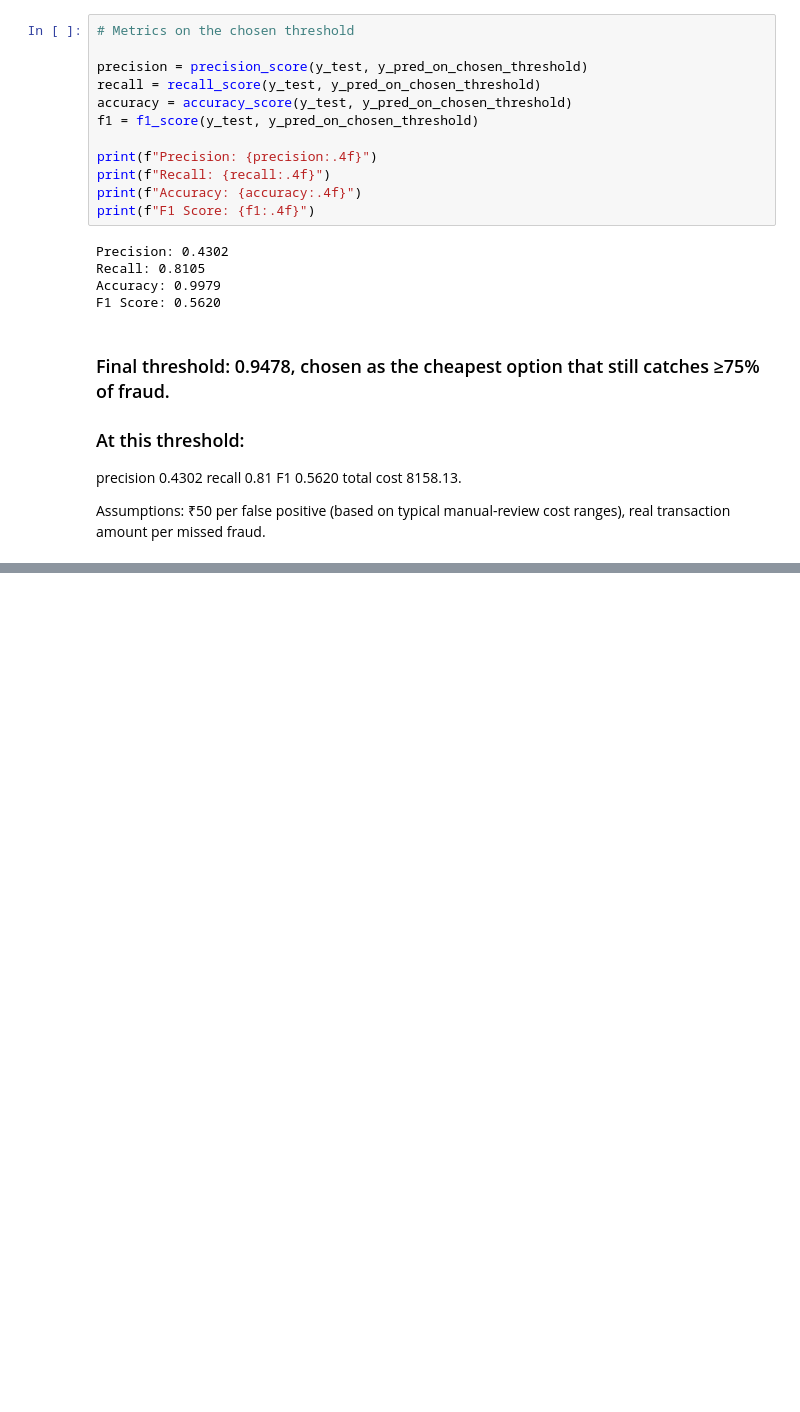
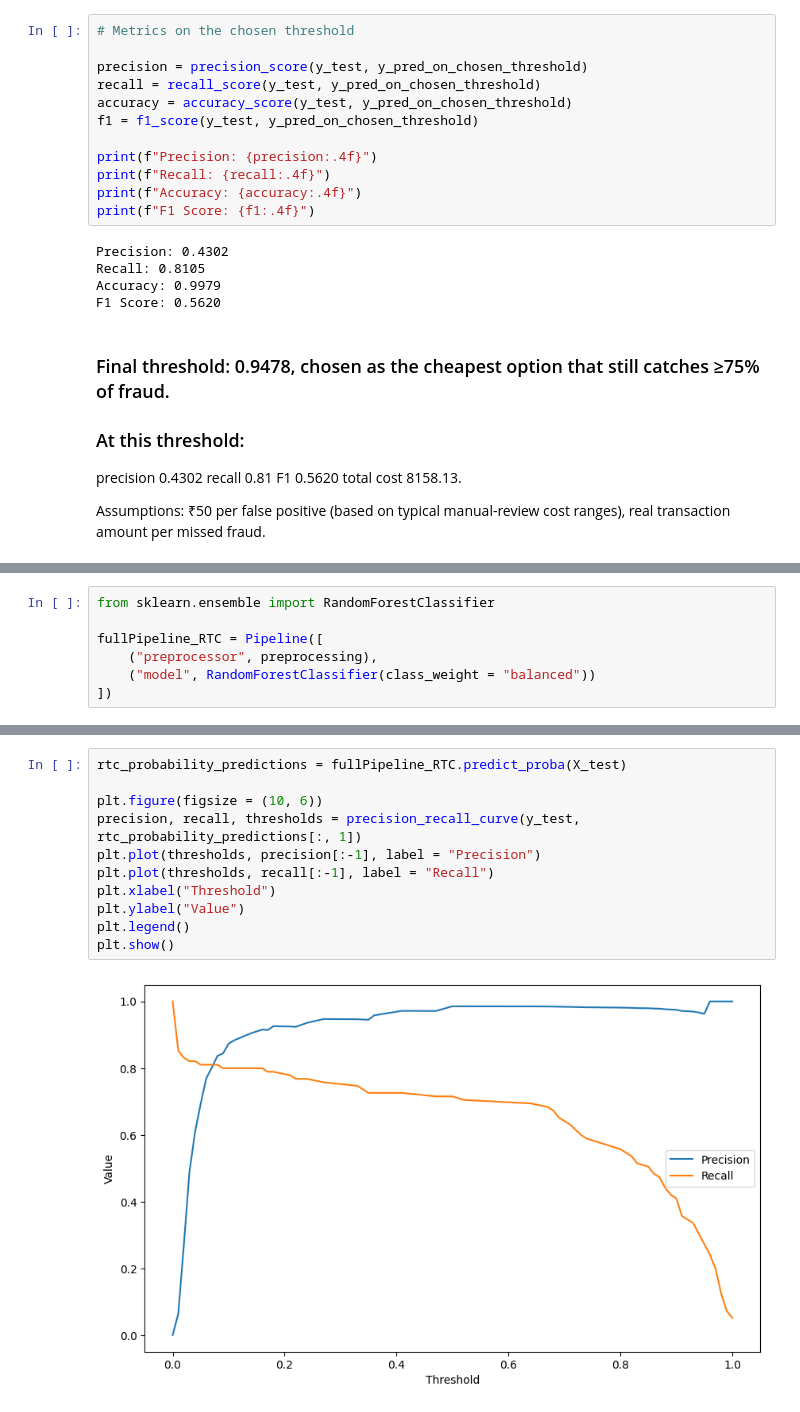
Before and after one commit to Janhvesh-Patil/RiskLens-AI, a Jupyter notebook: backend/TransactionFraudDetector.ipynb, the cells around one changed output, grey strips where cells are left out. Saved outputs shown, nothing was run; the diff lists cells and outputs as text; blank space fills up the shorter version.

```diff
--- a/backend/TransactionFraudDetector.ipynb
+++ b/backend/TransactionFraudDetector.ipynb
@@ -505,0 +556,7 @@ Assumptions: ₹50 per false positive (based on typical manual-review cost range
+# %%
+from sklearn.ensemble import RandomForestClassifier
+
+fullPipeline_RTC = Pipeline([
+    ("preprocessor", preprocessing),
+    ("model", RandomForestClassifier(class_weight = "balanced"))
+])
@@ -505,0 +584,13 @@ Assumptions: ₹50 per false positive (based on typical manual-review cost range
+# %%
+rtc_probability_predictions = fullPipeline_RTC.predict_proba(X_test)
+
+plt.figure(figsize = (10, 6))
+precision, recall, thresholds = precision_recall_curve(y_test, rtc_probability_predictions[:, 1])
+plt.plot(thresholds, precision[:-1], label = "Precision")
+plt.plot(thresholds, recall[:-1], label = "Recall")
+plt.xlabel("Threshold")
+plt.ylabel("Value")
+plt.legend()
+plt.show()
+# %% [output]
+[figure, added]
```
Also changed, not shown: parts of 7 cells of this notebook.
